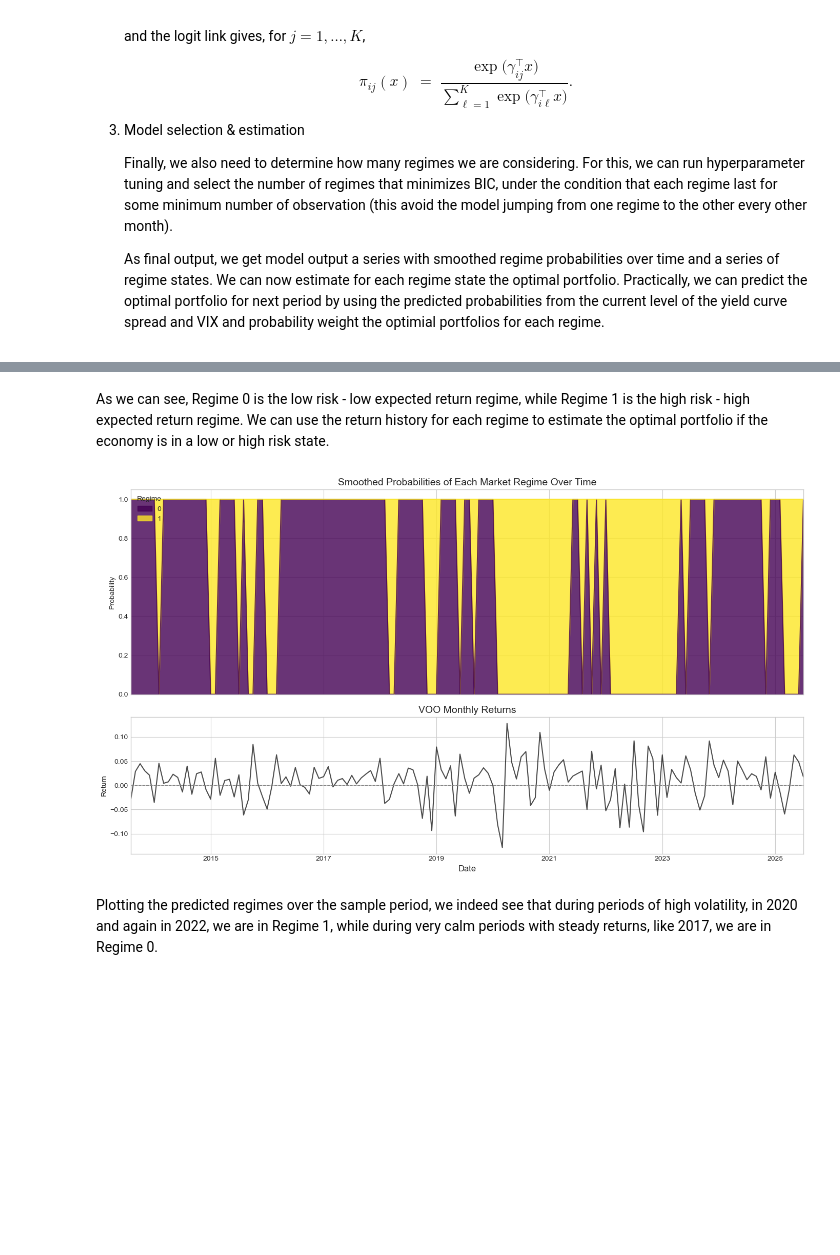
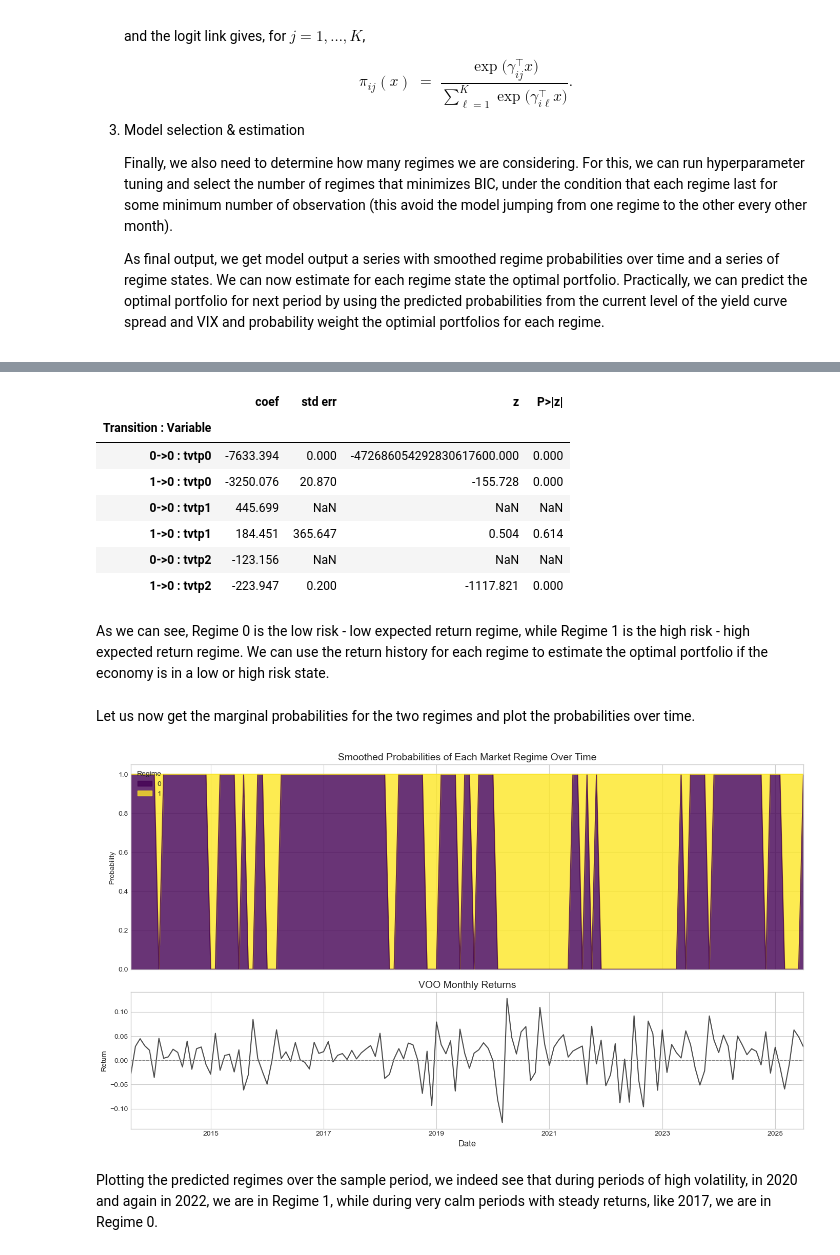
Before and after one commit to Fresearch99/etf_portfolio_optimization, a Jupyter notebook: Optimal_Portfolio_Analysis.ipynb, the cells around one changed output, grey strips where cells are left out. Cells and saved outputs as stored; diff of their text form; code cells hidden in the pictures; blank space fills up the shorter version.

```diff
--- a/Optimal_Portfolio_Analysis.ipynb
+++ b/Optimal_Portfolio_Analysis.ipynb
@@ -2344,6 +2394,59 @@ Annualized Volatility (VOO)     9.6%    19.9%
+# %%
+# ------------------------------------------------------------
+# 1. Pull parameter vector and associated statistics
+# ------------------------------------------------------------
+params   = best_model_results.params
+bse      = best_model_results.bse
+zvalues  = best_model_results.tvalues   # for a Logit these are Wald z-stats
+pvalues  = best_model_results.pvalues
+
+# ------------------------------------------------------------
+# 2. Keep only the TVTP (Logit) parameters: they start with "p["
+#    Example name:  "p[0->1].const", "p[0->1].VIX", "p[0->1].Spread_10Y_3M"
+# ------------------------------------------------------------
+mask = params.index.str.startswith("p[")
+tvtp_params = params[mask]
+
+# ------------------------------------------------------------
+# 3. Build a summary DataFrame
+# ------------------------------------------------------------
+summary = pd.DataFrame({
+    "coef"    : tvtp_params,
+    "std err" : bse[mask],
+    "z"       : zvalues[mask],
+    "P>|z|"   : pvalues[mask]
+})
+
+# Make the index more readable:  "p[0->1].VIX"  ->  "0→1  :  VIX"
+parsed = summary.index.to_series().str.extract(r'p\[(\d+->\d+)\]\.(.*)')
+summary.index = parsed[0] + "  :  " + parsed[1]      # transition : variable
+summary.index.name = "Transition  :  Variable"
+
+# ------------------------------------------------------------
+# 4. Display
+# ------------------------------------------------------------
+summary
+# %% [output]
+|  | coef | std err | z | P>|z| |
+| Transition : Variable |  |  |  |  |
+| 0->0 : tvtp0 | -7633.394 | 0.000 | -472686054292830617600.000 | 0.000 |
+| 1->0 : tvtp0 | -3250.076 | 20.870 | -155.728 | 0.000 |
+| 0->0 : tvtp1 | 445.699 | NaN | NaN | NaN |
+| 1->0 : tvtp1 | 184.451 | 365.647 | 0.504 | 0.614 |
+| 0->0 : tvtp2 | -123.156 | NaN | NaN | NaN |
+| 1->0 : tvtp2 | -223.947 | 0.200 | -1117.821 | 0.000 |
 # %% [markdown]
 As we can see, Regime 0 is the low risk - low expected return regime, while Regime 1 is the high risk - high expected return regime.  We can use the return history for each regime to estimate the optimal portfolio if the economy is in a low or high risk state.
+# %% [markdown]
+Let us now get the marginal probabilities for the two regimes and plot the probabilities over time.
 # %%
+# Get the final, sorted series of regime probabilities
+smoothed_probs = best_model_results.smoothed_marginal_probabilities.rename(
+    columns=regime_map
+).sort_index(axis=1)
+regime_series = smoothed_probs.idxmax(axis=1).rename("regime")
+
+
 # --- Visualize Regime Probabilities vs. Market Returns ---
 fig, axes = plt.subplots(
     2, 1, figsize=(14, 8), sharex=True, gridspec_kw={"height_ratios": [3, 2]}
@@ -2360,7 +2463,7 @@ plt.xlabel("Date", fontsize=12)
 plt.tight_layout()
 plt.show()
 # %% [output]
-[figure, old version]
+[figure, new version]
 # %% [markdown]
 Plotting the predicted regimes over the sample period, we indeed see that during periods of high volatility, in 2020 and again in 2022, we are in Regime 1, while during very calm periods with steady returns, like 2017, we are in Regime 0.
 # %% [markdown]
```
Also changed, not shown: parts of 57 cells of this notebook.
